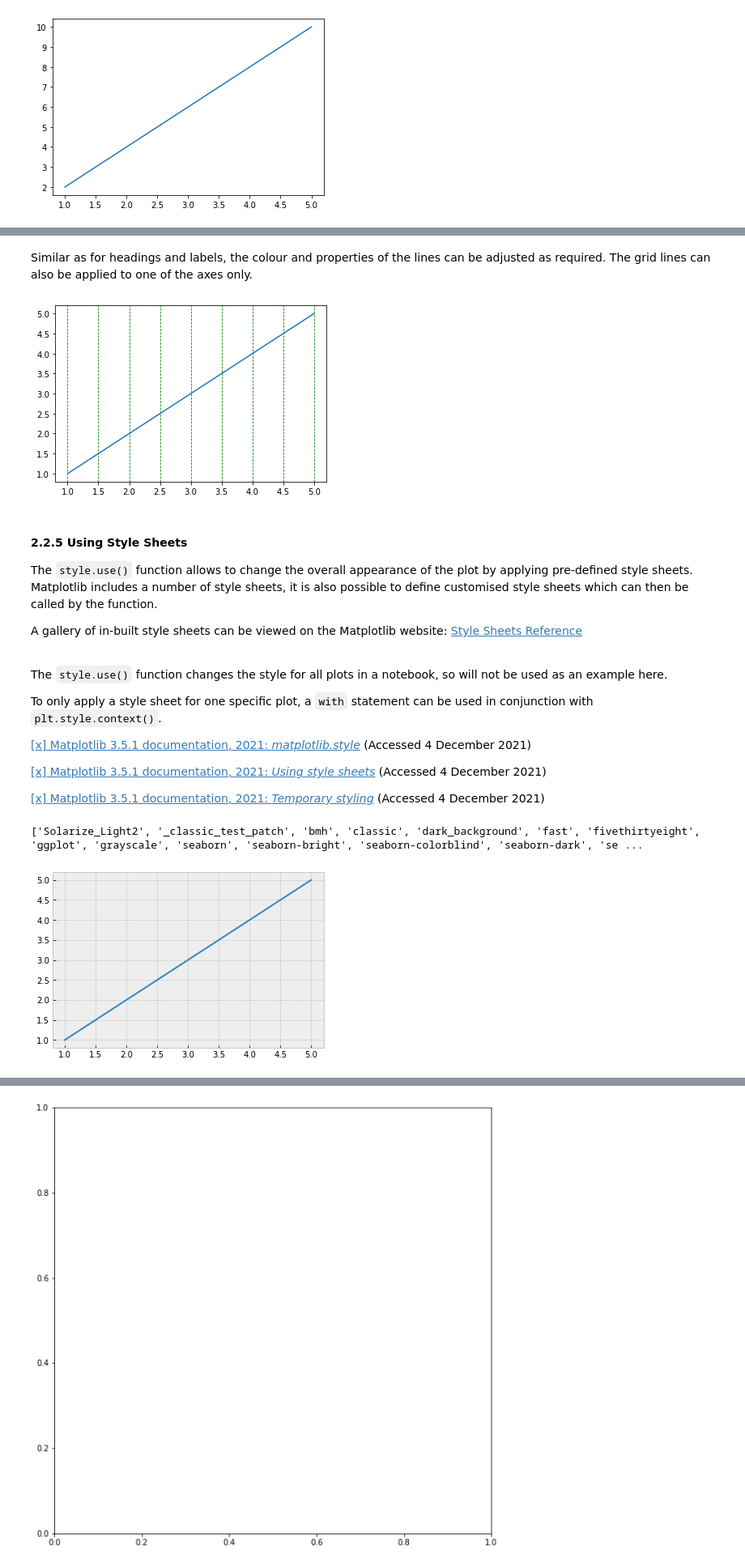
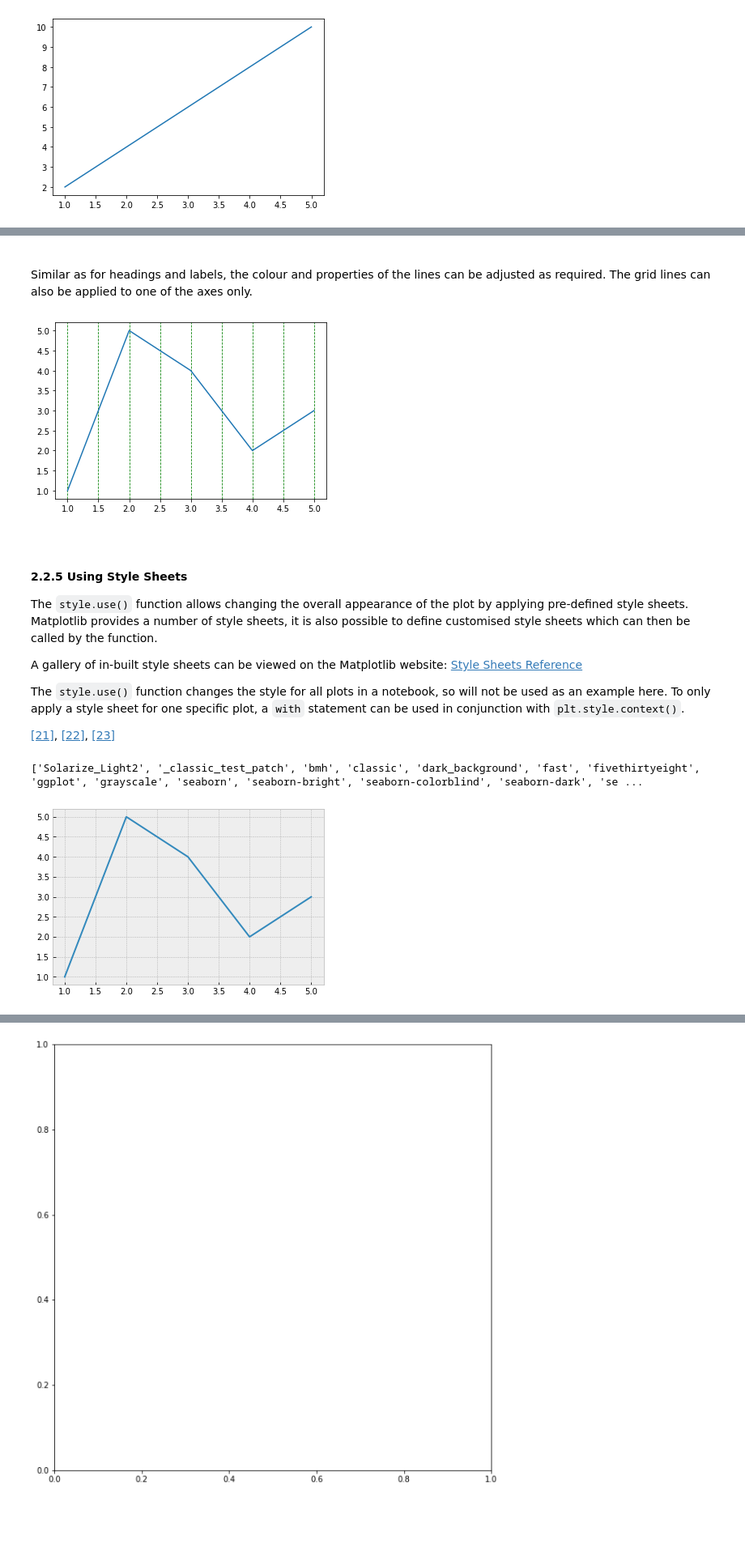
Before and after one commit to ssteffens/fundamentals-data-analysis-assessment, a Jupyter notebook: pyplot.ipynb, the cells around one changed output, grey strips where cells are left out. Shown at 81% size. Saved outputs shown, nothing was run; the diff lists cells and outputs as text; code cells hidden in the pictures; blank space fills up the shorter version.

Commit message:
Pyplot - Review document structure and references

```diff
--- a/pyplot.ipynb
+++ b/pyplot.ipynb
@@ -296,40 +310,36 @@ plt.show()
 # %% [markdown]
+<br>
+
 Similar as for headings and labels, the colour and properties of the lines can be adjusted as required. The grid lines can also be applied to one of the axes only.
 # %%
 # Example: Formatting grid lines
 
-# Defining arrays for x and y values
+# Define arrays for x and y values
 x = [1, 2, 3, 4, 5]
-y = [1, 2, 3, 4, 5]
+y = [1, 5, 4, 2, 3]
 
-# Defining the grid settings
+# Define the grid settings
 plt.grid(color='green', linestyle = '--', axis='x')
 
-# Plotting the x and y values defined above
+# Plot and display the x and y values defined above
 plt.plot(x, y)
 plt.show()
 # %% [output]
-[figure, old version]
+[figure, new version]
 # %% [markdown]
+<br>
+
 <a id='part2.2.5'></a>
 #### **2.2.5 Using Style Sheets**
 
-The `style.use()` function allows to change the overall appearance of the plot by applying pre-defined style sheets. Matplotlib includes a number of style sheets, it is also possible to define customised style sheets which can then be called by the function.
+The `style.use()` function allows changing the overall appearance of the plot by applying pre-defined style sheets. Matplotlib provides a number of style sheets, it is also possible to define customised style sheets which can then be called by the function.
 
 A gallery of in-built style sheets can be viewed on the Matplotlib website: [Style Sheets Reference](https://matplotlib.org/stable/gallery/style_sheets/style_sheets_reference.html)
-
 <br>
 
-The `style.use()` function changes the style for all plots in a notebook, so will not be used as an example here.
+The `style.use()` function changes the style for all plots in a notebook, so will not be used as an example here. To only apply a style sheet for one specific plot, a `with` statement can be used in conjunction with `plt.style.context()`.
 
-To only apply a style sheet for one specific plot, a `with` statement can be used in conjunction with `plt.style.context()`.
-
-
-[[x] Matplotlib 3.5.1 documentation, 2021: *matplotlib.style*](https://matplotlib.org/stable/api/style_api.html) (Accessed 4 December 2021)
-
-[[x] Matplotlib 3.5.1 documentation, 2021: *Using style sheets*](https://matplotlib.org/stable/tutorials/introductory/customizing.html#using-style-sheets) (Accessed 4 December 2021)
-
-[[x] Matplotlib 3.5.1 documentation, 2021: *Temporary styling*](https://matplotlib.org/stable/tutorials/introductory/customizing.html#temporary-styling) (Accessed 4 December 2021)
+[[21]](#reference21), [[22]](#reference22), [[23]](#reference23)
 # %%
 # Display the list of available style sheets in matplotlib
 print(plt.style.available)
@@ -338,15 +348,15 @@ print(plt.style.available)
 # %%
 # Example: Using a style sheet for formatting
 
-# Defining arrays for x and y values
+# Define arrays for x and y values
 x = [1, 2, 3, 4, 5]
-y = [1, 2, 3, 4, 5]
+y = [1, 5, 4, 2, 3]
 
-# Applying a style sheet
+# Apply a style sheet
 with plt.style.context('bmh'):
     # Plotting the x and y values defined above
     plt.plot(x, y)
 plt.show()
 # %% [output]
-[figure, old version]
+[figure, new version]
 # %% [markdown]
```
Also changed, not shown: parts of 69 cells of this notebook, 1 other file.
